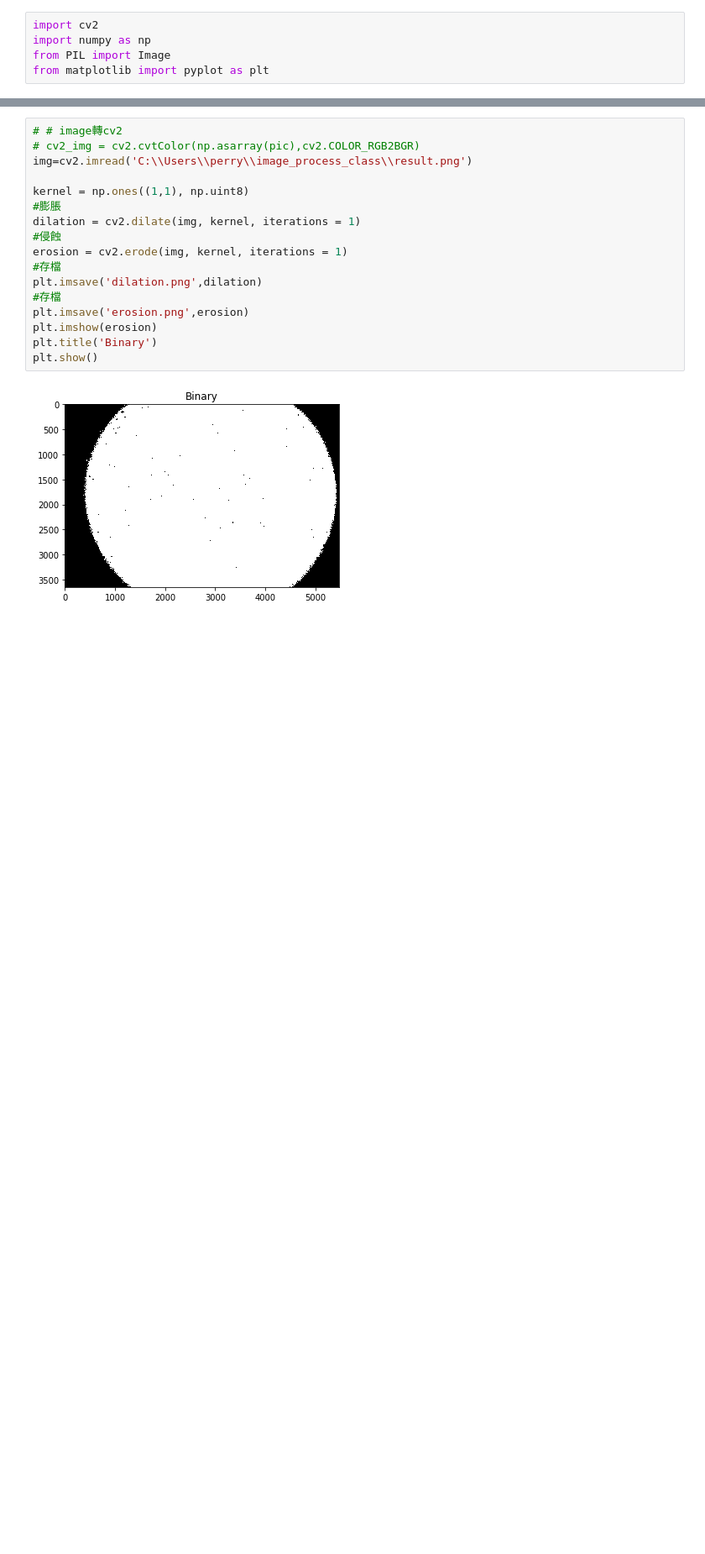
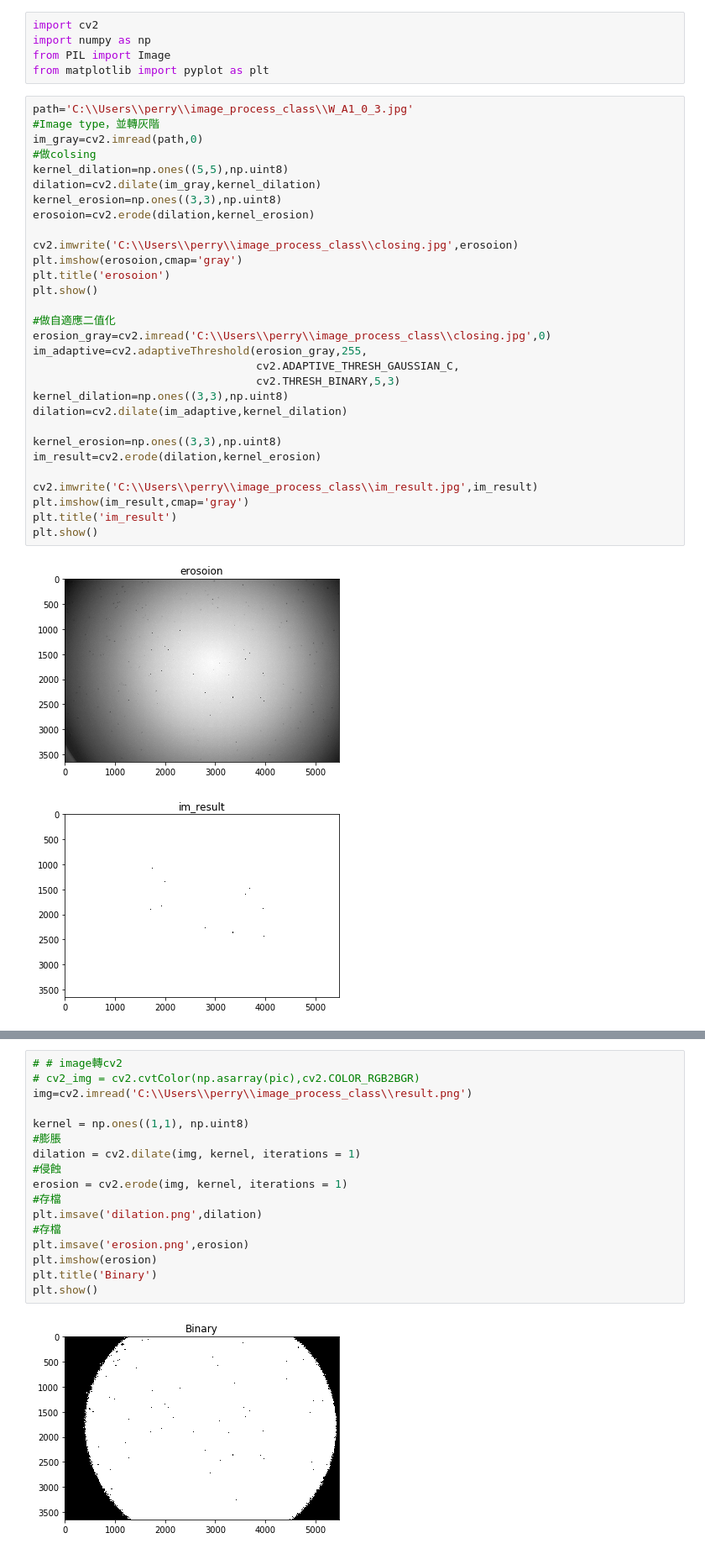
Before and after one commit to jetsql/image-processing, a Jupyter notebook: image_process_exam.ipynb, the cells around one changed output, grey strips where cells are left out. Shown: that part at 84% size. Cells and saved outputs as stored; diff of their text form; blank space fills up the shorter version.

```diff
--- a/image_process_exam.ipynb
+++ b/image_process_exam.ipynb
@@ -3,6 +3,39 @@ import cv2
 import numpy as np
 from PIL import Image
 from matplotlib import pyplot as plt
+# %%
+path='C:\\Users\\perry\\image_process_class\\W_A1_0_3.jpg'
+#Image type，並轉灰階
+im_gray=cv2.imread(path,0)
+#做colsing
+kernel_dilation=np.ones((5,5),np.uint8)
+dilation=cv2.dilate(im_gray,kernel_dilation)
+kernel_erosion=np.ones((3,3),np.uint8)
+erosoion=cv2.erode(dilation,kernel_erosion)
+
+cv2.imwrite('C:\\Users\\perry\\image_process_class\\closing.jpg',erosoion)
+plt.imshow(erosoion,cmap='gray')
+plt.title('erosoion')
+plt.show()
+
+#做自適應二值化
+erosion_gray=cv2.imread('C:\\Users\\perry\\image_process_class\\closing.jpg',0)
+im_adaptive=cv2.adaptiveThreshold(erosion_gray,255,
+                                  cv2.ADAPTIVE_THRESH_GAUSSIAN_C,
+                                  cv2.THRESH_BINARY,5,3)
+kernel_dilation=np.ones((3,3),np.uint8)
+dilation=cv2.dilate(im_adaptive,kernel_dilation)
+
+kernel_erosion=np.ones((3,3),np.uint8)
+im_result=cv2.erode(dilation,kernel_erosion)
+
+cv2.imwrite('C:\\Users\\perry\\image_process_class\\im_result.jpg',im_result)
+plt.imshow(im_result,cmap='gray')
+plt.title('im_result')
+plt.show()
+# %% [output]
+[figure, added]
+[figure, added]
 # %%
 path='C:\\Users\\perry\\image_process_class\\W_A1_0_3.jpg'
 #Image type，並轉灰階
```
Also changed, not shown: parts of 1 cell of this notebook.
